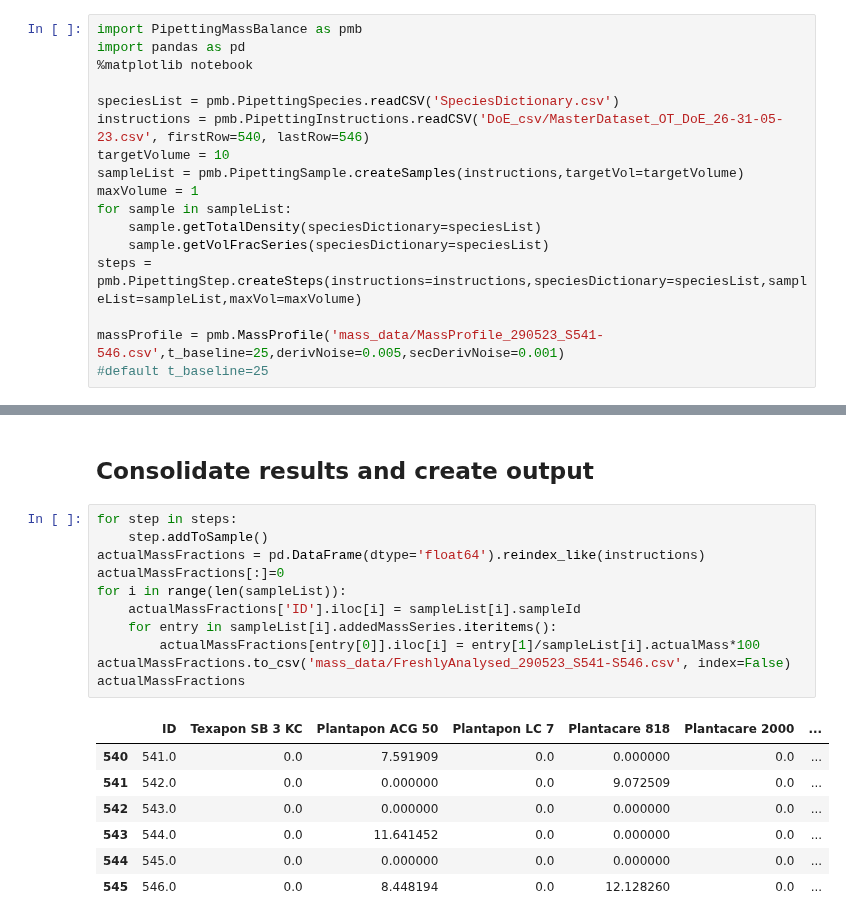
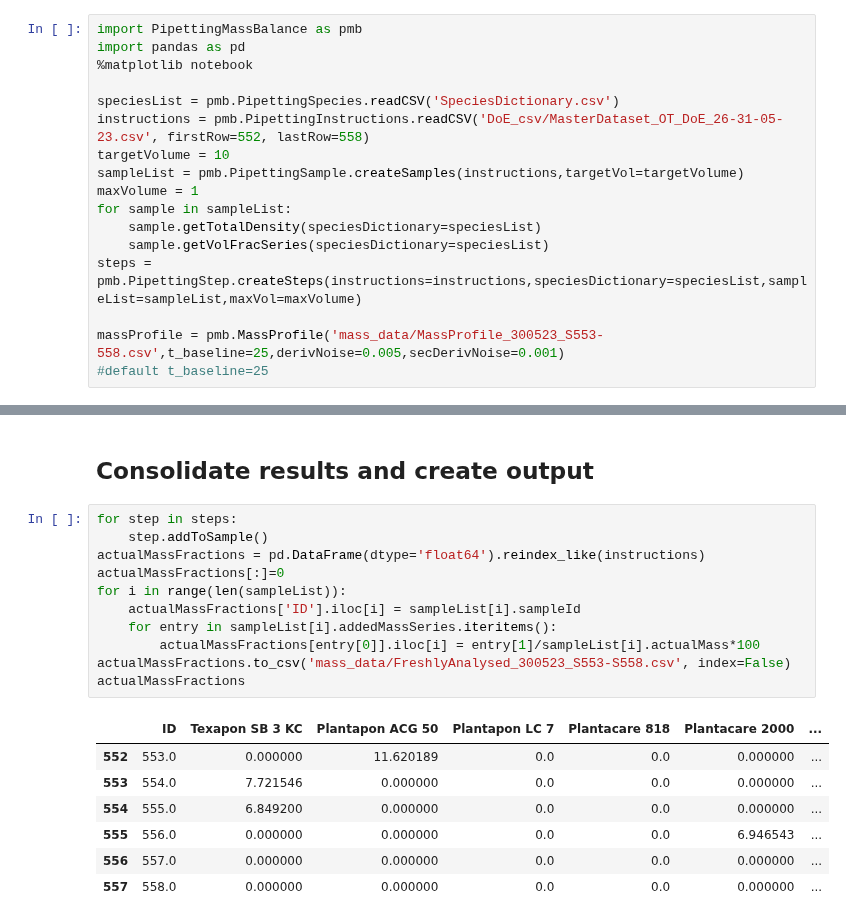
Before and after one commit to AniketChitre/formulations-prep, a Jupyter notebook: balance_analysis.ipynb, the cells around one changed output, grey strips where cells are left out. Drawn from its saved outputs; the diff is of its cells as text.

```diff
--- a/balance_analysis.ipynb
+++ b/balance_analysis.ipynb
@@ -6,7 +6,7 @@ import pandas as pd
 %matplotlib notebook
 
 speciesList = pmb.PipettingSpecies.readCSV('SpeciesDictionary.csv')
-instructions = pmb.PipettingInstructions.readCSV('DoE_csv/MasterDataset_OT_DoE_26-31-05-23.csv', firstRow=540, lastRow=546)
+instructions = pmb.PipettingInstructions.readCSV('DoE_csv/MasterDataset_OT_DoE_26-31-05-23.csv', firstRow=552, lastRow=558)
 targetVolume = 10
 sampleList = pmb.PipettingSample.createSamples(instructions,targetVol=targetVolume)
 maxVolume = 1
@@ -15,7 +15,7 @@ for sample in sampleList:
     sample.getVolFracSeries(speciesDictionary=speciesList)
 steps = pmb.PipettingStep.createSteps(instructions=instructions,speciesDictionary=speciesList,sampleList=sampleList,maxVol=maxVolume)
 
-massProfile = pmb.MassProfile('mass_data/MassProfile_290523_S541-546.csv',t_baseline=25,derivNoise=0.005,secDerivNoise=0.001)
+massProfile = pmb.MassProfile('mass_data/MassProfile_300523_S553-558.csv',t_baseline=25,derivNoise=0.005,secDerivNoise=0.001)
 #default t_baseline=25
 # %% [markdown]
 ## Analyse Water Addition
@@ -98,19 +102,19 @@ Addition of 0.42g Arlypon F detected from 2592s to 2604s - expected volume = 0.4
 # %%
 for step in steps:
     step.addToSample()
 actualMassFractions = pd.DataFrame(dtype='float64').reindex_like(instructions)
 actualMassFractions[:]=0
 for i in range(len(sampleList)):
     actualMassFractions['ID'].iloc[i] = sampleList[i].sampleId
     for entry in sampleList[i].addedMassSeries.iteritems():
         actualMassFractions[entry[0]].iloc[i] = entry[1]/sampleList[i].actualMass*100
-actualMassFractions.to_csv('mass_data/FreshlyAnalysed_290523_S541-S546.csv', index=False)
+actualMassFractions.to_csv('mass_data/FreshlyAnalysed_300523_S553-S558.csv', index=False)
 actualMassFractions
 # %% [output]
 |  | ID | Texapon SB 3 KC | Plantapon ACG 50 | Plantapon LC 7 | Plantacare 818 | Plantacare 2000 | ... |
-| 540 | 541.0 | 0.0 | 7.591909 | 0.0 | 0.000000 | 0.0 | ... |
-| 541 | 542.0 | 0.0 | 0.000000 | 0.0 | 9.072509 | 0.0 | ... |
-| 542 | 543.0 | 0.0 | 0.000000 | 0.0 | 0.000000 | 0.0 | ... |
-| 543 | 544.0 | 0.0 | 11.641452 | 0.0 | 0.000000 | 0.0 | ... |
-| 544 | 545.0 | 0.0 | 0.000000 | 0.0 | 0.000000 | 0.0 | ... |
-| 545 | 546.0 | 0.0 | 8.448194 | 0.0 | 12.128260 | 0.0 | ... |
+| 552 | 553.0 | 0.000000 | 11.620189 | 0.0 | 0.0 | 0.000000 | ... |
+| 553 | 554.0 | 7.721546 | 0.000000 | 0.0 | 0.0 | 0.000000 | ... |
+| 554 | 555.0 | 6.849200 | 0.000000 | 0.0 | 0.0 | 0.000000 | ... |
+| 555 | 556.0 | 0.000000 | 0.000000 | 0.0 | 0.0 | 6.946543 | ... |
+| 556 | 557.0 | 0.000000 | 0.000000 | 0.0 | 0.0 | 0.000000 | ... |
+| 557 | 558.0 | 0.000000 | 0.000000 | 0.0 | 0.0 | 0.000000 | ... |
```
Also changed, not shown: parts of 4 cells of this notebook, 7 other files.
